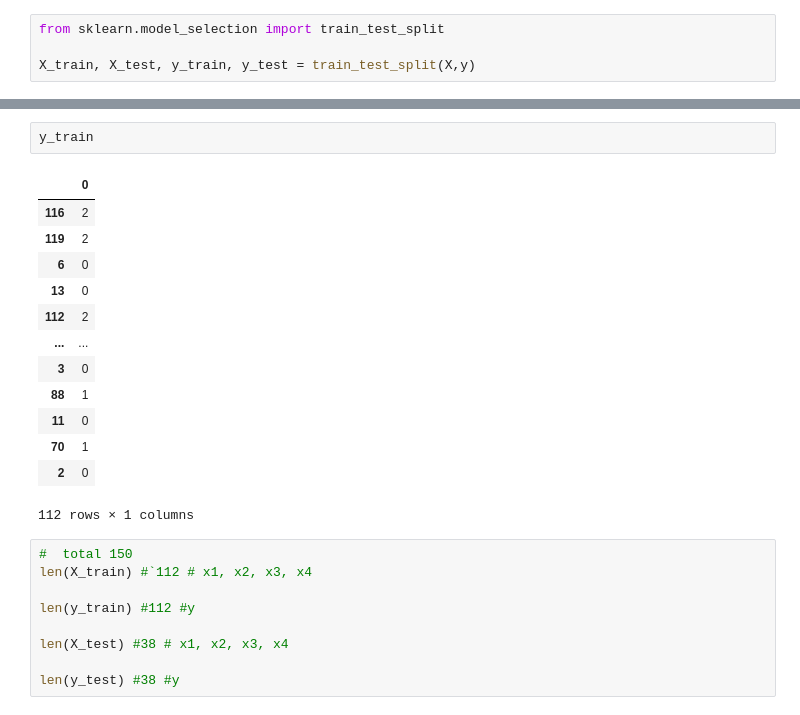
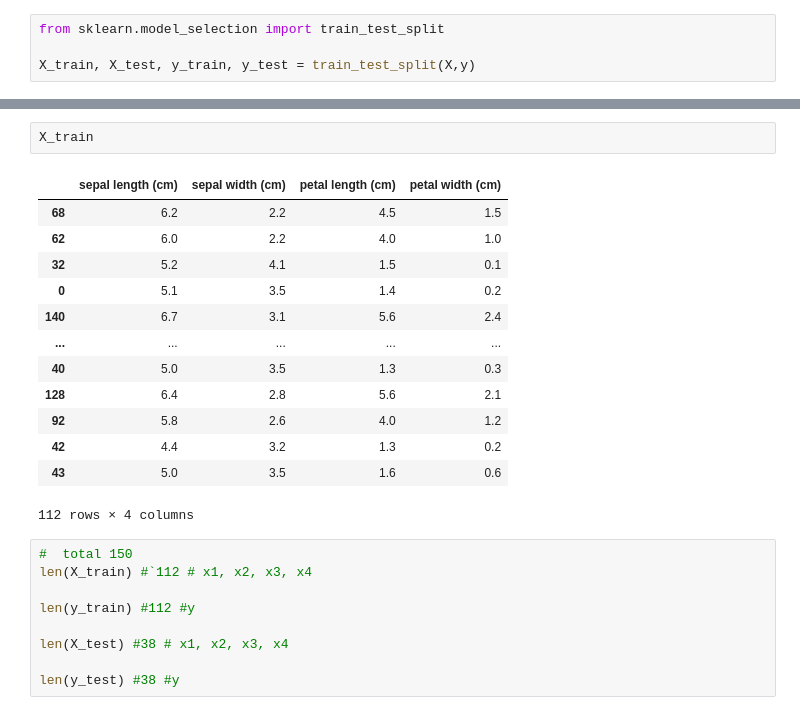
Before and after one commit to noorhzrh/Daily-Practice, a Jupyter notebook: Day 20-Machine Learning Foundation/in class ML 101.ipynb, the cells around one changed output, grey strips where cells are left out. Drawn from its saved outputs; the diff is of its cells as text.

```diff
--- a/Day 20/ML 101.ipynb
+++ b/Day 20-Machine Learning Foundation/in class ML 101.ipynb
@@ -105,19 +130,19 @@ train_test_split(X,y)
 # %%
-y_train
+X_train
 # %% [output]
-|  | 0 |
-| 116 | 2 |
-| 119 | 2 |
-| 6 | 0 |
-| 13 | 0 |
-| 112 | 2 |
-| ... | ... |
-| 3 | 0 |
-| 88 | 1 |
-| 11 | 0 |
-| 70 | 1 |
-| 2 | 0 |
+|  | sepal length (cm) | sepal width (cm) | petal length (cm) | petal width (cm) |
+| 68 | 6.2 | 2.2 | 4.5 | 1.5 |
+| 62 | 6.0 | 2.2 | 4.0 | 1.0 |
+| 32 | 5.2 | 4.1 | 1.5 | 0.1 |
+| 0 | 5.1 | 3.5 | 1.4 | 0.2 |
+| 140 | 6.7 | 3.1 | 5.6 | 2.4 |
+| ... | ... | ... | ... | ... |
+| 40 | 5.0 | 3.5 | 1.3 | 0.3 |
+| 128 | 6.4 | 2.8 | 5.6 | 2.1 |
+| 92 | 5.8 | 2.6 | 4.0 | 1.2 |
+| 42 | 4.4 | 3.2 | 1.3 | 0.2 |
+| 43 | 5.0 | 3.5 | 1.6 | 0.6 |
-112 rows × 1 columns
+112 rows × 4 columns
 # %%
 #  total 150
 len(X_train) #`112 # x1, x2, x3, x4
```
Also changed, not shown: parts of 15 cells of this notebook, 10 other files.
